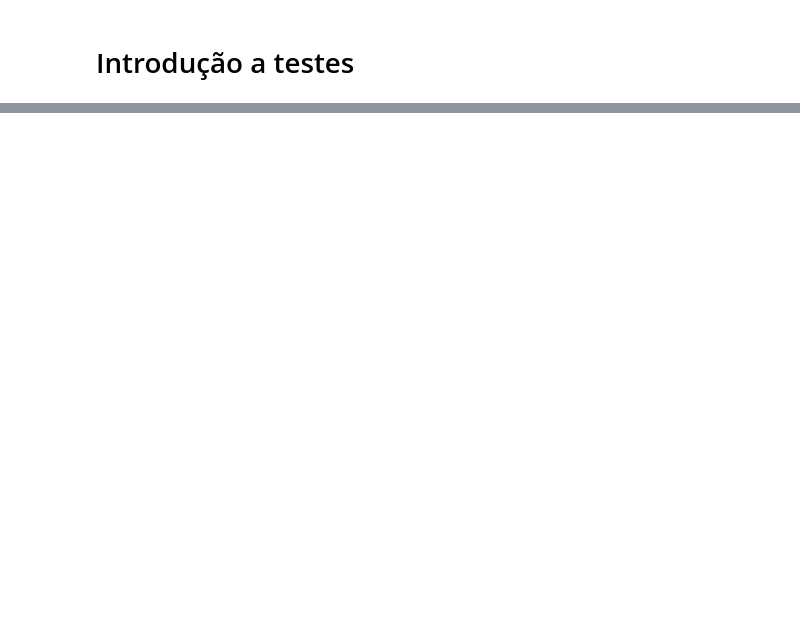
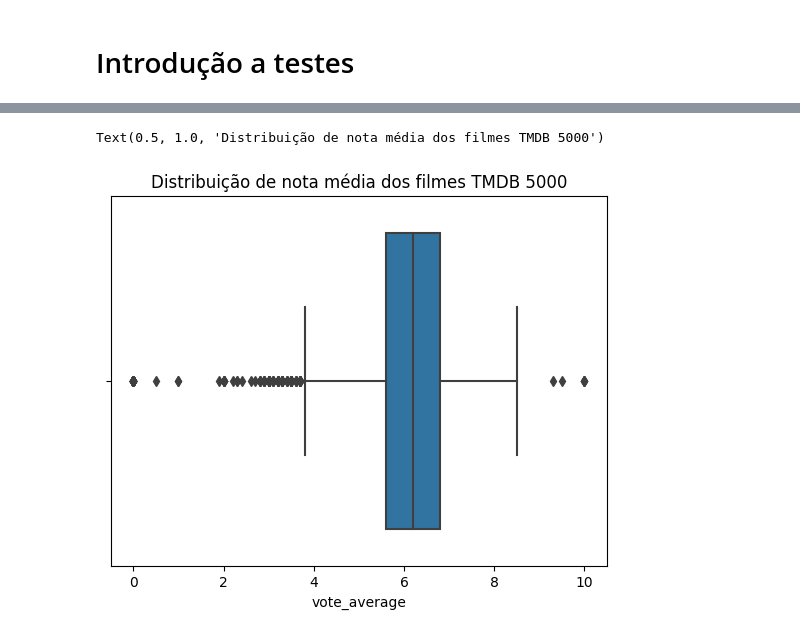
Before and after one commit to fcardosoo/Alura-011-Data-Science-testes-estat-sticos-com-Python, a Jupyter notebook: Data-science-Introducao-a-testes.ipynb, the cells around one changed output, grey strips where cells are left out. Cells and saved outputs as stored; diff of their text form; code cells hidden in the pictures; blank space fills up the shorter version.

```diff
--- a/Data-science-Introducao-a-testes.ipynb
+++ b/Data-science-Introducao-a-testes.ipynb
@@ -61,0 +28,6 @@ Text(0.5, 1.0, 'Média de votos em filmes no TMDB 5000')
+# %%
+ax = sns.boxplot(x = tmdb.vote_average)
+ax.set_title('Distribuição de nota média dos filmes TMDB 5000')
+# %% [output]
+Text(0.5, 1.0, 'Distribuição de nota média dos filmes TMDB 5000')
+[figure, added]
```
Also changed, not shown: parts of 4 cells of this notebook.
